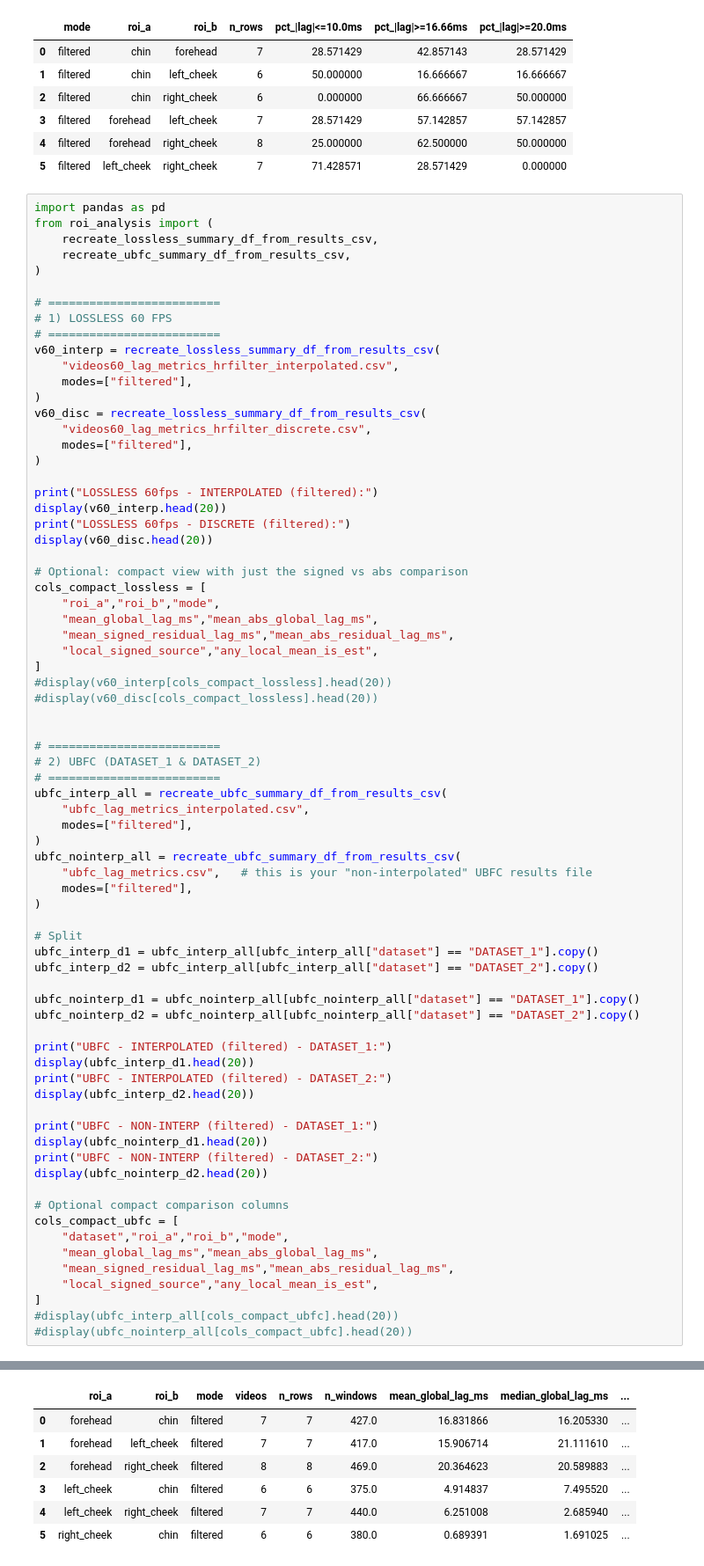
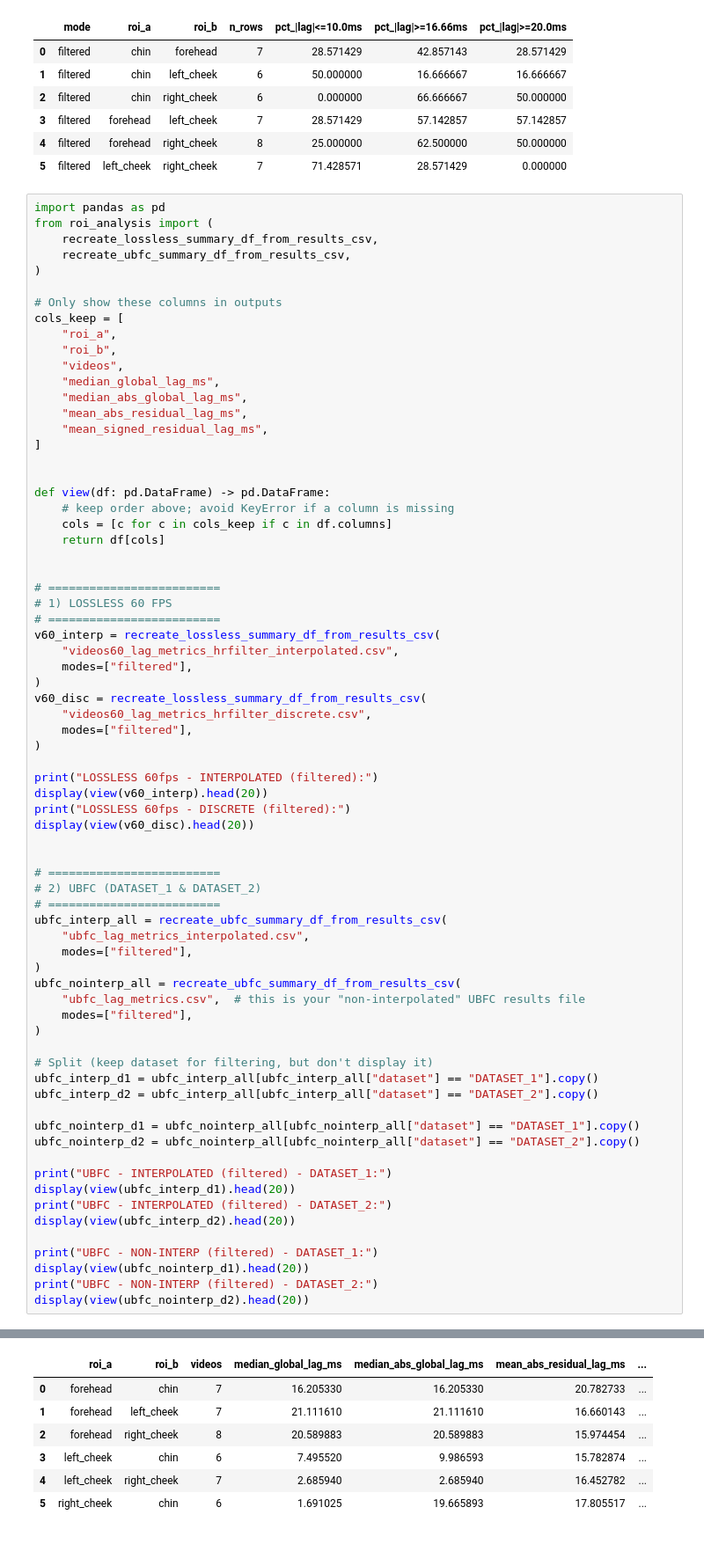
Before and after one commit to pedrwito/edge-rppg-health, a Jupyter notebook: test_methods_for_hr.ipynb, the cells around one changed output, grey strips where cells are left out. Shown at 88% size. Cells and saved outputs as stored; diff of their text form.

Commit message:
filter table

```diff
--- a/test_methods_for_hr.ipynb
+++ b/test_methods_for_hr.ipynb
@@ -743,6 +743,24 @@ from roi_analysis import (
     recreate_lossless_summary_df_from_results_csv,
     recreate_ubfc_summary_df_from_results_csv,
 )
+
+# Only show these columns in outputs
+cols_keep = [
+    "roi_a",
+    "roi_b",
+    "videos",
+    "median_global_lag_ms",
+    "median_abs_global_lag_ms",
+    "mean_abs_residual_lag_ms",
+    "mean_signed_residual_lag_ms",
+]
+
+
+def view(df: pd.DataFrame) -> pd.DataFrame:
+    # keep order above; avoid KeyError if a column is missing
+    cols = [c for c in cols_keep if c in df.columns]
+    return df[cols]
+
 
 # =========================
 # 1) LOSSLESS 60 FPS
@@ -757,66 +775,46 @@ v60_disc = recreate_lossless_summary_df_from_results_csv(
 )
 
 print("LOSSLESS 60fps - INTERPOLATED (filtered):")
-display(v60_interp.head(20))
+display(view(v60_interp).head(20))
 print("LOSSLESS 60fps - DISCRETE (filtered):")
-display(v60_disc.head(20))
-
-# Optional: compact view with just the signed vs abs comparison
-cols_compact_lossless = [
-    "roi_a","roi_b","mode",
-    "mean_global_lag_ms","mean_abs_global_lag_ms",
-    "mean_signed_residual_lag_ms","mean_abs_residual_lag_ms",
-    "local_signed_source","any_local_mean_is_est",
-]
-#display(v60_interp[cols_compact_lossless].head(20))
-#display(v60_disc[cols_compact_lossless].head(20))
+display(view(v60_disc).head(20))
 
 
 # =========================
 # 2) UBFC (DATASET_1 & DATASET_2)
 # =========================
 ubfc_interp_all = recreate_ubfc_summary_df_from_results_csv(
     "ubfc_lag_metrics_interpolated.csv",
     modes=["filtered"],
 )
 ubfc_nointerp_all = recreate_ubfc_summary_df_from_results_csv(
-    "ubfc_lag_metrics.csv",   # this is your "non-interpolated" UBFC results file
+    "ubfc_lag_metrics.csv",  # this is your "non-interpolated" UBFC results file
     modes=["filtered"],
 )
 
-# Split
+# Split (keep dataset for filtering, but don't display it)
 ubfc_interp_d1 = ubfc_interp_all[ubfc_interp_all["dataset"] == "DATASET_1"].copy()
 ubfc_interp_d2 = ubfc_interp_all[ubfc_interp_all["dataset"] == "DATASET_2"].copy()
 
 ubfc_nointerp_d1 = ubfc_nointerp_all[ubfc_nointerp_all["dataset"] == "DATASET_1"].copy()
 ubfc_nointerp_d2 = ubfc_nointerp_all[ubfc_nointerp_all["dataset"] == "DATASET_2"].copy()
 
 print("UBFC - INTERPOLATED (filtered) - DATASET_1:")
-display(ubfc_interp_d1.head(20))
+display(view(ubfc_interp_d1).head(20))
 print("UBFC - INTERPOLATED (filtered) - DATASET_2:")
-display(ubfc_interp_d2.head(20))
+display(view(ubfc_interp_d2).head(20))
 
 print("UBFC - NON-INTERP (filtered) - DATASET_1:")
-display(ubfc_nointerp_d1.head(20))
+display(view(ubfc_nointerp_d1).head(20))
 print("UBFC - NON-INTERP (filtered) - DATASET_2:")
-display(ubfc_nointerp_d2.head(20))
-
-# Optional compact comparison columns
-cols_compact_ubfc = [
-    "dataset","roi_a","roi_b","mode",
-    "mean_global_lag_ms","mean_abs_global_lag_ms",
-    "mean_signed_residual_lag_ms","mean_abs_residual_lag_ms",
-    "local_signed_source","any_local_mean_is_est",
-]
-#display(ubfc_interp_all[cols_compact_ubfc].head(20))
-#display(ubfc_nointerp_all[cols_compact_ubfc].head(20))
+display(view(ubfc_nointerp_d2).head(20))
 # %% [output]
 LOSSLESS 60fps - INTERPOLATED (filtered):
-|  | roi_a | roi_b | mode | videos | n_rows | n_windows | mean_global_lag_ms | median_global_lag_ms | ... |
-| 0 | forehead | chin | filtered | 7 | 7 | 427.0 | 16.831866 | 16.205330 | ... |
-| 1 | forehead | left_cheek | filtered | 7 | 7 | 417.0 | 15.906714 | 21.111610 | ... |
-| 2 | forehead | right_cheek | filtered | 8 | 8 | 469.0 | 20.364623 | 20.589883 | ... |
-| 3 | left_cheek | chin | filtered | 6 | 6 | 375.0 | 4.914837 | 7.495520 | ... |
-| 4 | left_cheek | right_cheek | filtered | 7 | 7 | 440.0 | 6.251008 | 2.685940 | ... |
-| 5 | right_cheek | chin | filtered | 6 | 6 | 380.0 | 0.689391 | 1.691025 | ... |
+|  | roi_a | roi_b | videos | median_global_lag_ms | median_abs_global_lag_ms | mean_abs_residual_lag_ms | ... |
+| 0 | forehead | chin | 7 | 16.205330 | 16.205330 | 20.782733 | ... |
+| 1 | forehead | left_cheek | 7 | 21.111610 | 21.111610 | 16.660143 | ... |
+| 2 | forehead | right_cheek | 8 | 20.589883 | 20.589883 | 15.974454 | ... |
+| 3 | left_cheek | chin | 6 | 7.495520 | 9.986593 | 15.782874 | ... |
+| 4 | left_cheek | right_cheek | 7 | 2.685940 | 2.685940 | 16.452782 | ... |
+| 5 | right_cheek | chin | 6 | 1.691025 | 19.665893 | 17.805517 | ... |
 LOSSLESS 60fps - DISCRETE (filtered):
```
Also changed, not shown: parts of 1 cell of this notebook.
